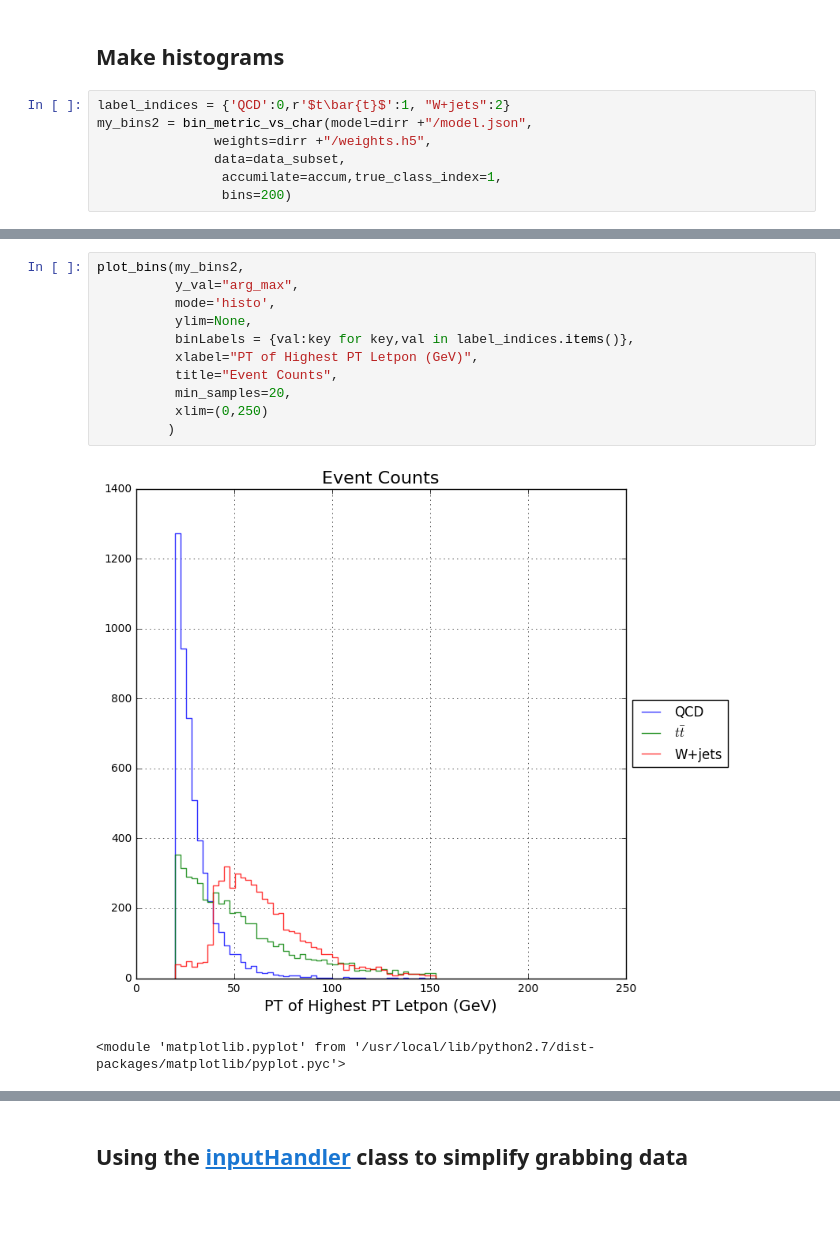
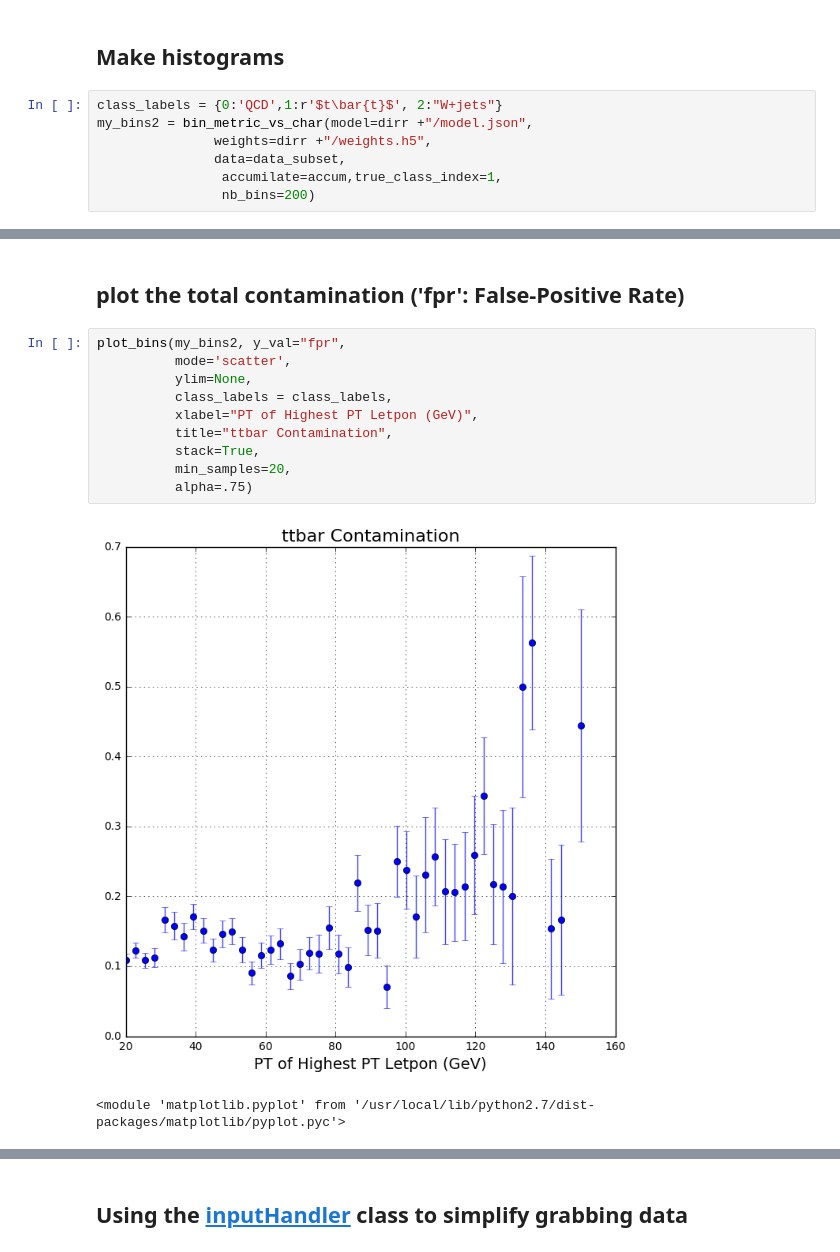
Before and after one commit to DannyWeitekamp/CMS_Deep_Learning, a Jupyter notebook: delphi_analysis/postprocessing_example.ipynb, the cells around one changed output, grey strips where cells are left out. Drawn from its saved outputs; the diff is of its cells as text; blank space fills up the shorter version.

```diff
--- a/delphi_analysis/postprocessing_example.ipynb
+++ b/delphi_analysis/postprocessing_example.ipynb
@@ -112,9 +112,9 @@ plot_bins(my_bins,y_val='acc',mode='scatter')
 # %% [markdown]
 ## Make histograms
 # %%
-label_indices = {'QCD':0,r'$t\bar{t}$':1, "W+jets":2}
+class_labels = {0:'QCD',1:r'$t\bar{t}$', 2:"W+jets"}
 my_bins2 = bin_metric_vs_char(model=dirr +"/model.json",
                weights=dirr +"/weights.h5",
                data=data_subset,
                 accumilate=accum,true_class_index=1,
-                bins=200)
+                nb_bins=200)
@@ -121,14 +172,15 @@ my_bins2 = bin_metric_vs_char(model=dirr +"/model.json",
+# %% [markdown]
+## plot the total contamination ('fpr': False-Positive Rate)
 # %%
-plot_bins(my_bins2,
-          y_val="arg_max",
-          mode='histo',
+plot_bins(my_bins2, y_val="fpr",
+          mode='scatter',
           ylim=None,
-          binLabels = {val:key for key,val in label_indices.items()},
+          class_labels = class_labels,
           xlabel="PT of Highest PT Letpon (GeV)",
-          title="Event Counts",
+          title="ttbar Contamination",
+          stack=True,
           min_samples=20,
-          xlim=(0,250)
-         )
+          alpha=.75)
 # %% [output]
-[figure, old version]
+[figure, new version]
 <module 'matplotlib.pyplot' from '/usr/local/lib/python2.7/dist-packages/matplotlib/pyplot.pyc'>
```
Also changed, not shown: parts of 11 cells of this notebook.
